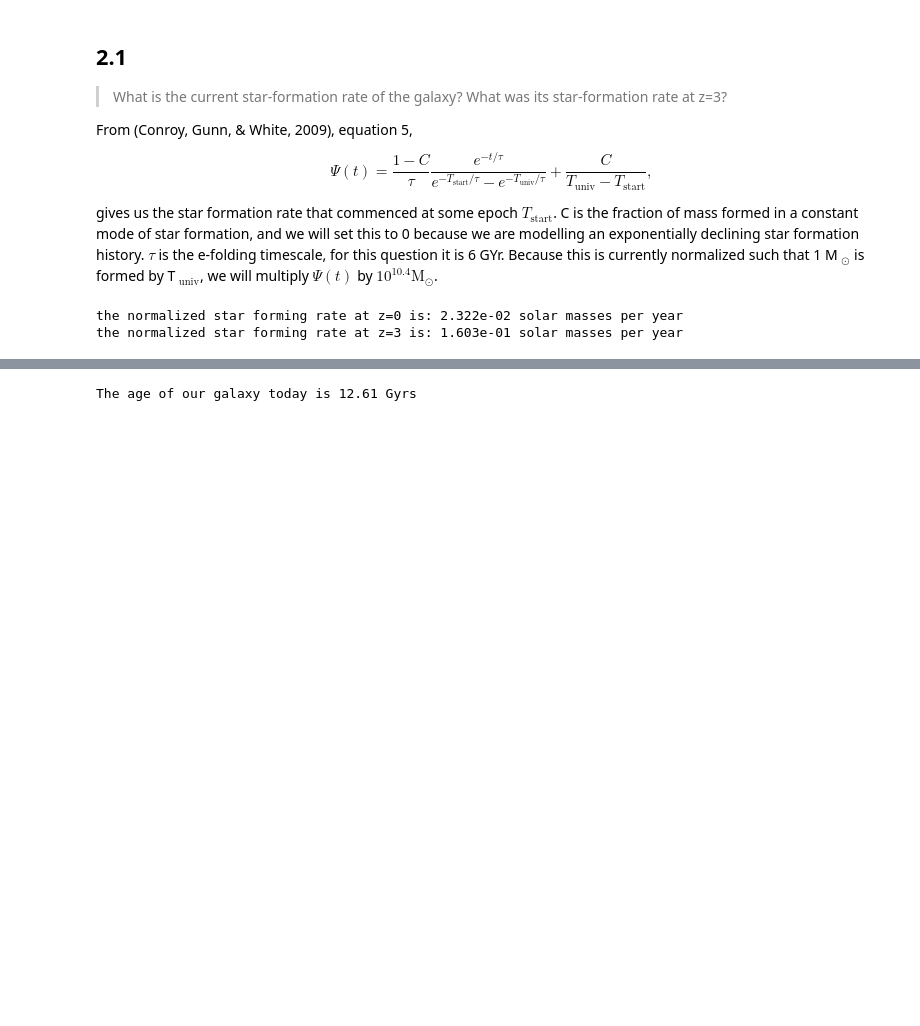
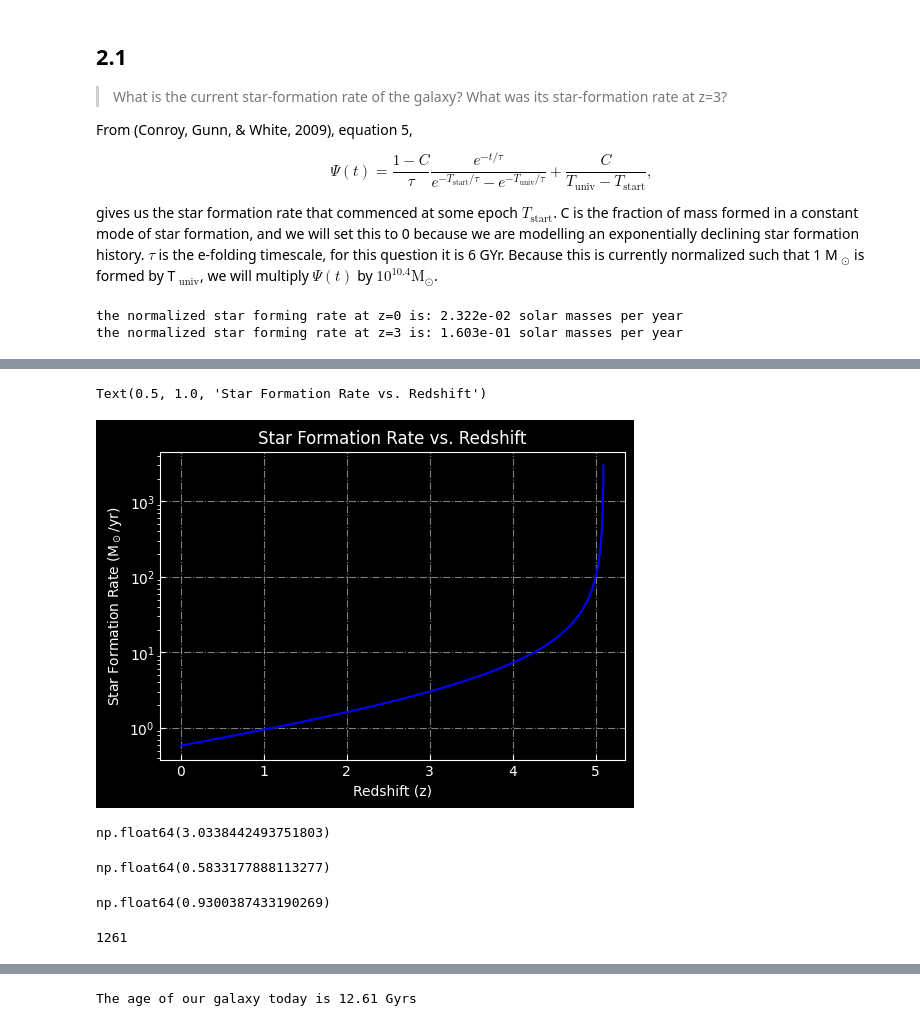
Before and after one commit to nassmohammed/EG_assignment1, a Jupyter notebook: assignment1_question2.ipynb, the cells around one changed output, grey strips where cells are left out. Saved outputs shown, nothing was run; the diff lists cells and outputs as text; code cells hidden in the pictures; blank space fills up the shorter version.

Commit message:
SFR function

```diff
--- a/assignment1_question2.ipynb
+++ b/assignment1_question2.ipynb
@@ -69,0 +130,35 @@ np.float64(1.2810895869276086e-10)
+# %%
+# Calculate star formation rate at each redshift in z_array
+z_array = np.arange(0, 5.1, 0.004044409199048374)
+
+# Plot star formation rate as a function of redshift
+plt.figure(figsize=(6, 4))
+plt.plot(z_array, sf_arrate, 'b-')
+plt.xlabel('Redshift (z)')
+plt.ylabel('Star Formation Rate (M$_\\odot$/yr)')
+plt.grid(ls='-.', alpha=0.5)
+#y axis log
+plt.yscale('log')
+plt.tick_params(direction='in')
+plt.title('Star Formation Rate vs. Redshift')
+# %% [output]
+Text(0.5, 1.0, 'Star Formation Rate vs. Redshift')
+[figure, added]
+# %%
+#find the argument where z_array = 3
+z3 = np.argmin(np.abs(z_array-3))
+sf_arrate[z3]
+# %% [output]
+np.float64(3.0338442493751803)
+# %%
+sf_arrate[0]
+# %% [output]
+np.float64(0.5833177888113277)
+# %%
+mass_arr[-1]/10**10.4
+# %% [output]
+np.float64(0.9300387433190269)
+# %%
+i
+# %% [output]
+1261
```
Also changed, not shown: parts of 16 cells of this notebook.
